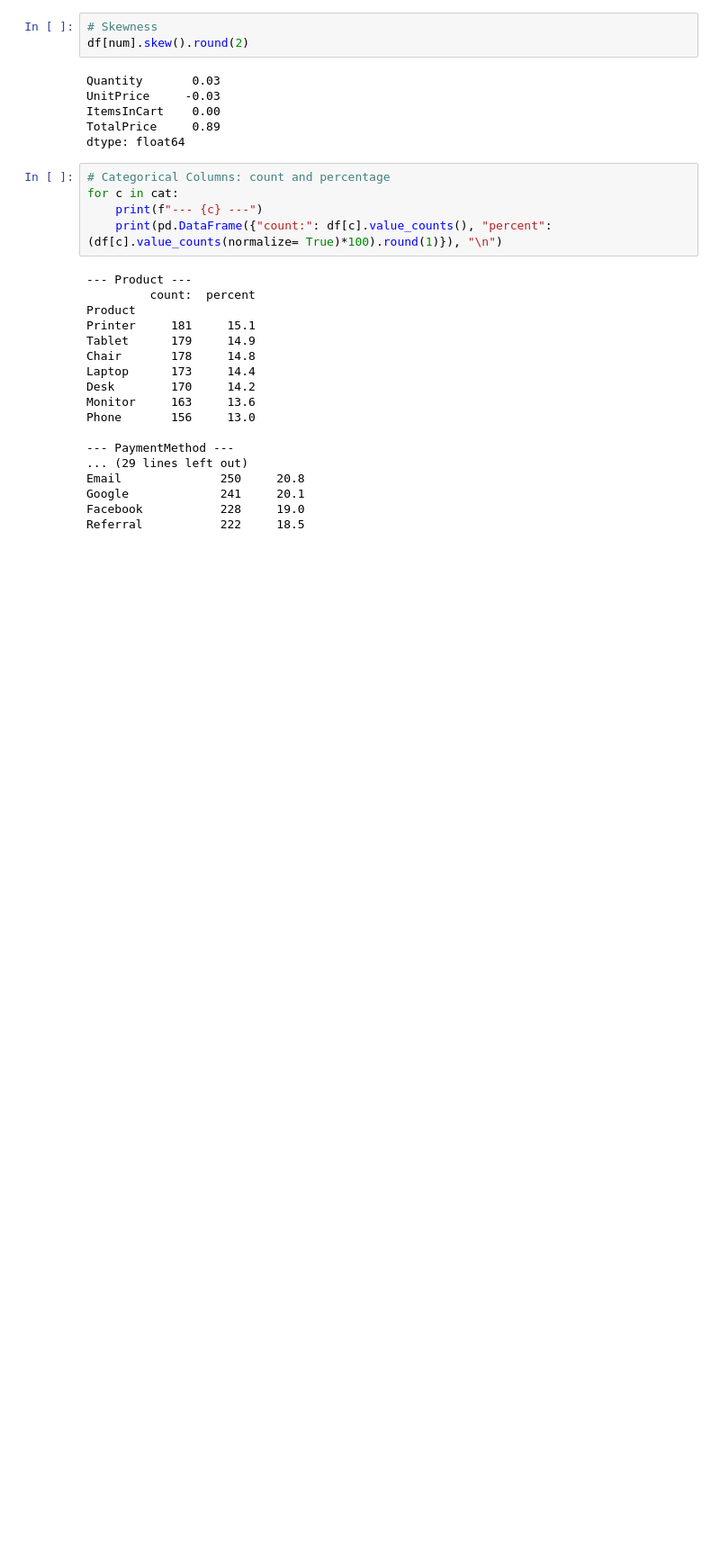
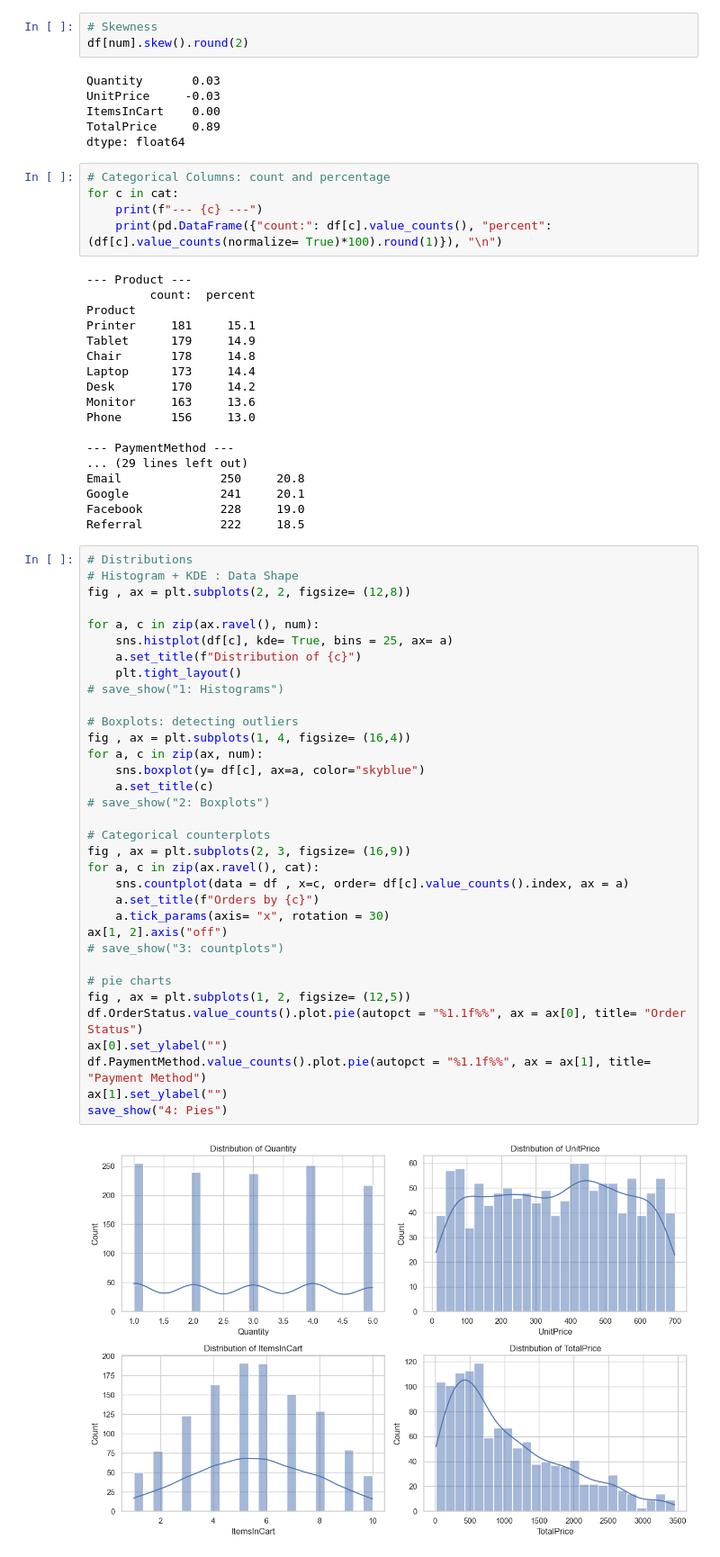
Before and after one commit to nasirali2024ag5310-arch/decodelabs-internship-project2, a Jupyter notebook: EDA_Project2.ipynb, the cells around one changed output. Shown at 90% size. Saved outputs shown, nothing was run; the diff lists cells and outputs as text; blank space fills up the shorter version.

Commit message:
Distributions (Univariate)

```diff
--- a/EDA_Project2.ipynb
+++ b/EDA_Project2.ipynb
@@ -127,3 +127,39 @@ Email              250     20.8
 Google             241     20.1
 Facebook           228     19.0
 Referral           222     18.5
+# %%
+# Distributions
+# Histogram + KDE : Data Shape
+fig , ax = plt.subplots(2, 2, figsize= (12,8))
+
+for a, c in zip(ax.ravel(), num):
+    sns.histplot(df[c], kde= True, bins = 25, ax= a)
+    a.set_title(f"Distribution of {c}")
+    plt.tight_layout()
+# save_show("1: Histograms")
+
+# Boxplots: detecting outliers
+fig , ax = plt.subplots(1, 4, figsize= (16,4))
+for a, c in zip(ax, num):
+    sns.boxplot(y= df[c], ax=a, color="skyblue")
+    a.set_title(c)
+# save_show("2: Boxplots")
+
+# Categorical counterplots
+fig , ax = plt.subplots(2, 3, figsize= (16,9))
+for a, c in zip(ax.ravel(), cat):
+    sns.countplot(data = df , x=c, order= df[c].value_counts().index, ax = a)
+    a.set_title(f"Orders by {c}")
+    a.tick_params(axis= "x", rotation = 30)
+ax[1, 2].axis("off")
+# save_show("3: countplots")
+
+# pie charts
+fig , ax = plt.subplots(1, 2, figsize= (12,5))
+df.OrderStatus.value_counts().plot.pie(autopct = "%1.1f%%", ax = ax[0], title= "Order Status")
+ax[0].set_ylabel("")
+df.PaymentMethod.value_counts().plot.pie(autopct = "%1.1f%%", ax = ax[1], title= "Payment Method")
+ax[1].set_ylabel("")
+save_show("4: Pies")
+# %% [output]
+[figure, added]
```
Also changed, not shown: parts of 1 cell of this notebook, 4 other files.
